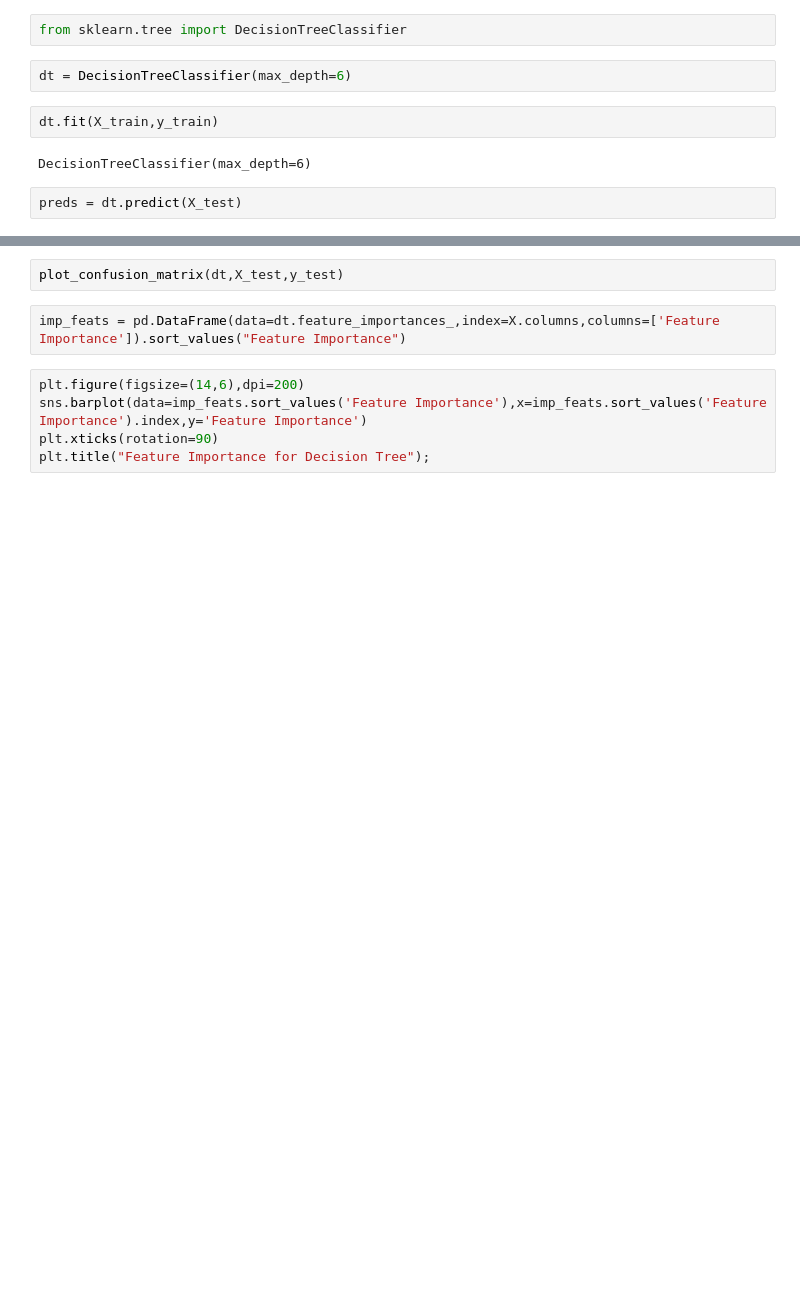
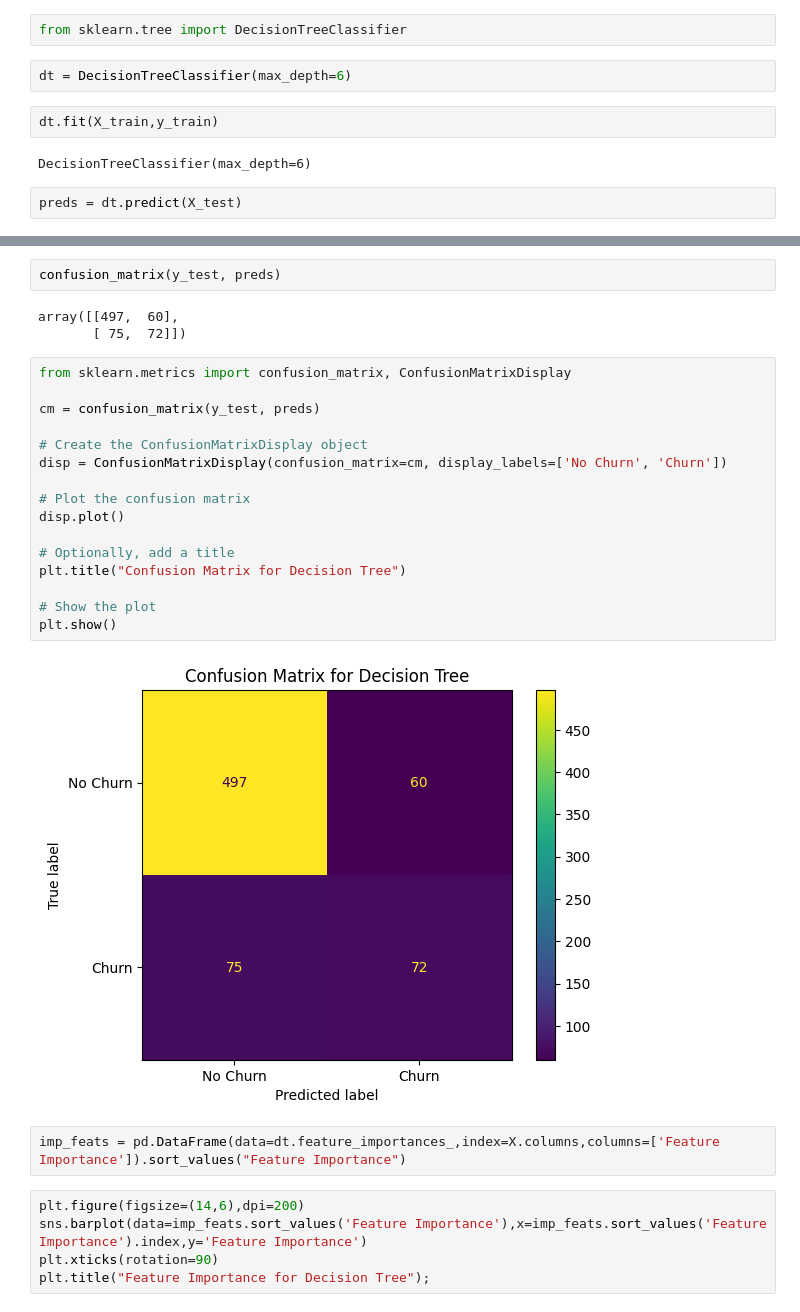
Before and after one commit to surajdwivedi0307/Projects, a Jupyter notebook: Churnprediction/01-Sup-Learning-Capstone-Tree-Methods-SOLNs.ipynb, the cells around one changed output, grey strips where cells are left out. Saved outputs shown, nothing was run; the diff lists cells and outputs as text; blank space fills up the shorter version.

```diff
--- a/Churnprediction/01-Sup-Learning-Capstone-Tree-Methods-SOLNs.ipynb
+++ b/Churnprediction/01-Sup-Learning-Capstone-Tree-Methods-SOLNs.ipynb
@@ -432,5 +401,26 @@ print(classification_report(y_test,preds))
-# %%
-plot_confusion_matrix(dt,X_test,y_test)
+# %%
+confusion_matrix(y_test, preds)
+# %% [output]
+array([[497,  60],
+       [ 75,  72]])
+# %%
+from sklearn.metrics import confusion_matrix, ConfusionMatrixDisplay
+
+cm = confusion_matrix(y_test, preds)
+
+# Create the ConfusionMatrixDisplay object
+disp = ConfusionMatrixDisplay(confusion_matrix=cm, display_labels=['No Churn', 'Churn'])
+
+# Plot the confusion matrix
+disp.plot()
+
+# Optionally, add a title
+plt.title("Confusion Matrix for Decision Tree")
+
+# Show the plot
+plt.show()
+# %% [output]
+[figure, added]
 # %%
 imp_feats = pd.DataFrame(data=dt.feature_importances_,index=X.columns,columns=['Feature Importance']).sort_values("Feature Importance")
 # %%
```
Also changed, not shown: parts of 90 cells of this notebook.
